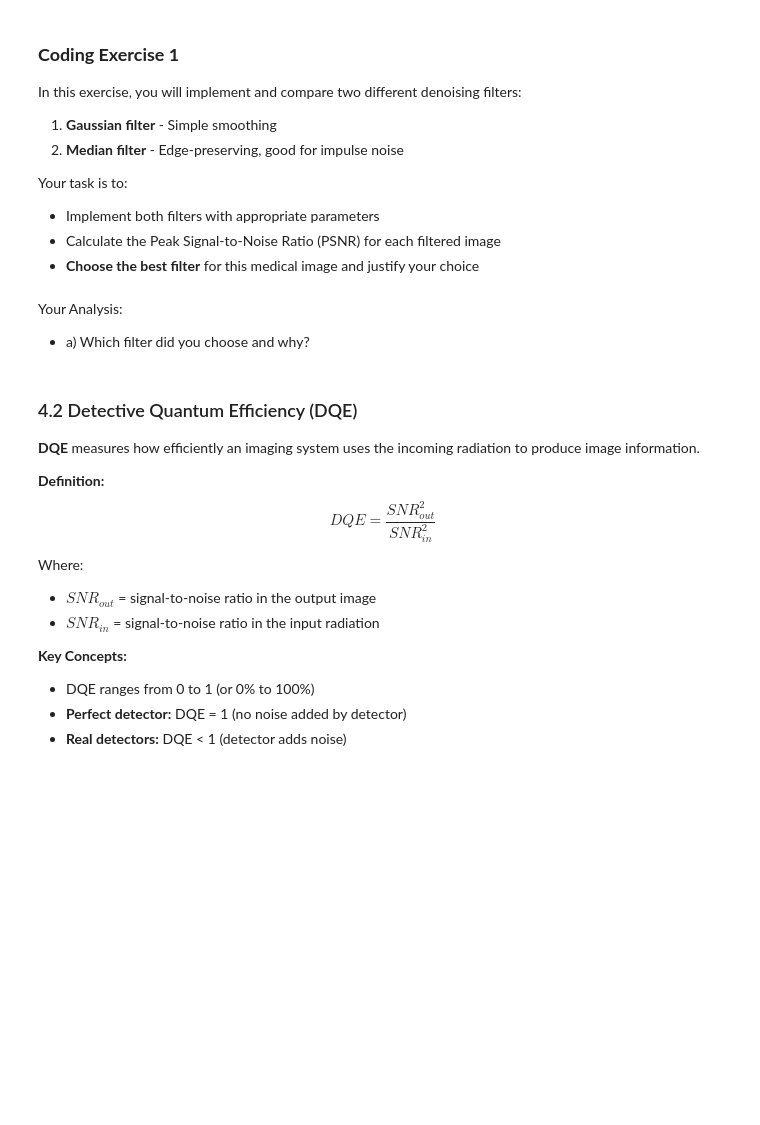
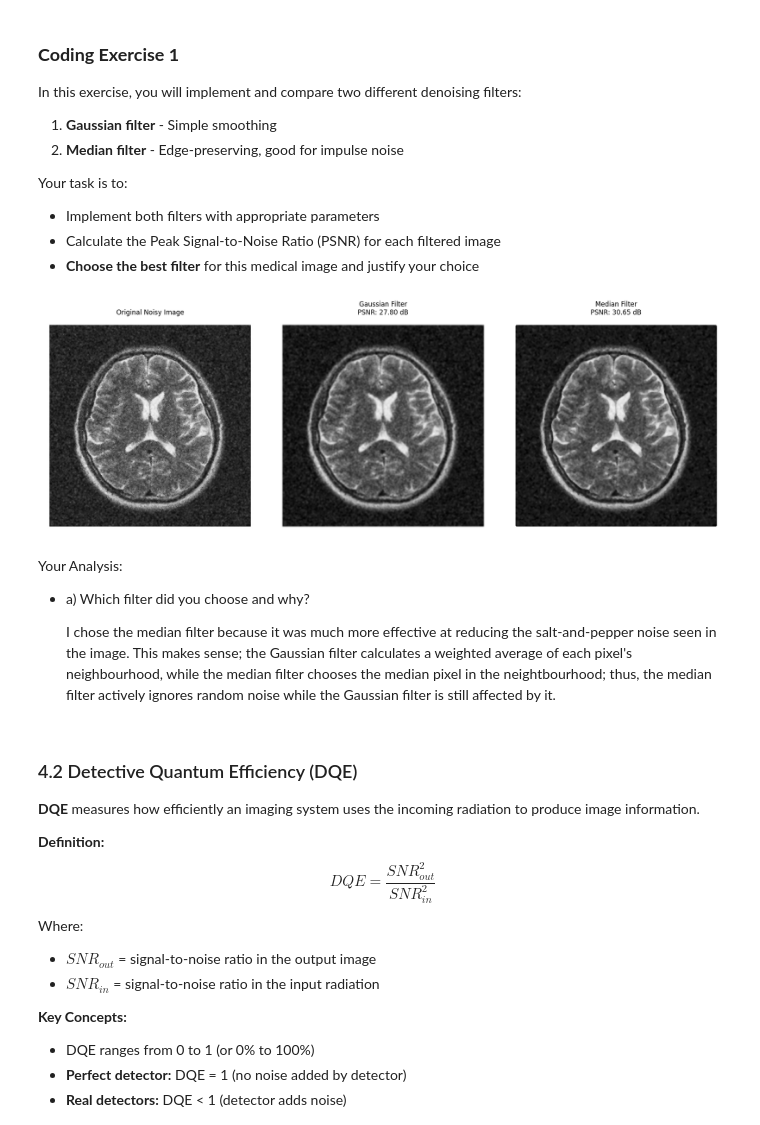
Before and after one commit to DeemDeem52/BMEN509-623_Deliverable_1, a Jupyter notebook: deliverable-01-starter.ipynb, the cells around one changed output. Saved outputs shown, nothing was run; the diff lists cells and outputs as text; code cells hidden in the pictures; blank space fills up the shorter version.

```diff
--- a/deliverable-01-starter.ipynb
+++ b/deliverable-01-starter.ipynb
@@ -371,8 +371,8 @@ img_array = np.array(img, dtype=float)
 # Implement both different filters
     # Hint: Try different parameter values to optimize each filter
 
-sigma = None                  # TODO: choose sigma
-kernel_size = None            # TODO: choose median size (odd integer)
+sigma = 1.4                  # TODO: choose sigma
+kernel_size = 5            # TODO: choose median size (odd integer)
 
 # 1. Gaussian filter (adjust sigma)
 img_gaussian = gaussian_filter(img_array, sigma=sigma)  # TODO: Optimize sigma
@@ -385,40 +385,44 @@ def calculate_psnr(original, filtered):
     """
     Calculate Peak Signal-to-Noise Ratio
     PSNR = 10 * log10(MAX^2 / MSE)
     where MSE is the mean squared error
     """
     # Implement PSNR calculation
         # Hint: For images, MAX is typically 255 for 8-bit images
-    mse = None        # TODO
-    max_pixel = None  # TODO
-    psnr = None       # TODO
+    mse = np.mean(np.square(filtered - original))        # TODO
+    max_pixel = np.max([np.max(original), np.max(filtered)])  # TODO
+    psnr = 10 * np.log10(max_pixel**2 / mse)      # TODO
     return psnr
 
 # Calculate PSNR for a reference (you'll need to think about what reference to use)
 # For demonstration, we'll calculate PSNR relative to the original noisy image
 # In practice, you'd want a ground truth clean image
 
 # Display results
 fig, axes = plt.subplots(1, 3, figsize=(18, 6))
 
 axes[0].imshow(img_array, cmap='gray')
 axes[0].set_title('Original Noisy Image')
 axes[0].axis('off')
 
 axes[1].imshow(img_gaussian, cmap='gray')
 axes[1].set_title(f'Gaussian Filter\nPSNR: {calculate_psnr(img_array, img_gaussian):.2f} dB')
 axes[1].axis('off')
 
 axes[2].imshow(img_median, cmap='gray')
 axes[2].set_title(f'Median Filter\nPSNR: {calculate_psnr(img_array, img_median):.2f} dB')
 axes[2].axis('off')
 
 plt.tight_layout()
 plt.show()
+# %% [output]
+[figure, added]
 # %% [markdown]
 Your Analysis:
 
 - a) Which filter did you choose and why?
+
+    I chose the median filter because it was much more effective at reducing the salt-and-pepper noise seen in the image. This makes sense; the Gaussian filter calculates a weighted average of each pixel's neighbourhood, while the median filter chooses the median pixel in the neightbourhood; thus, the median filter actively ignores random noise while the Gaussian filter is still affected by it.
 # %% [markdown]
 ### 4.2 Detective Quantum Efficiency (DQE)
 
```
Also changed, not shown: parts of 4 cells of this notebook.
